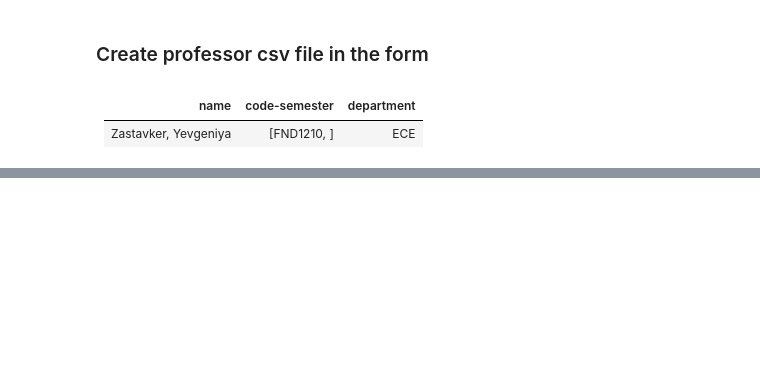
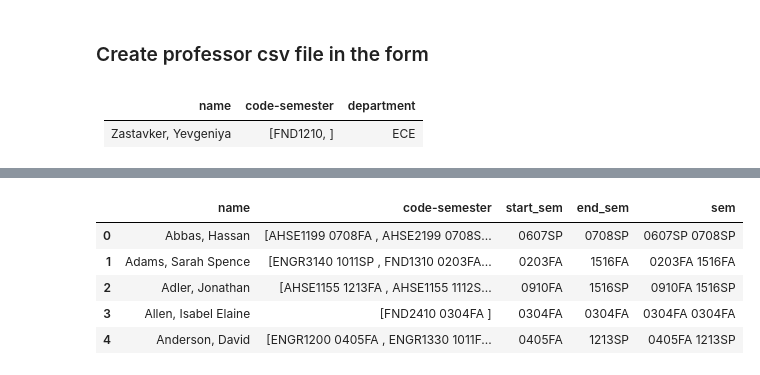
Before and after one commit to idgetto/DataScienceFinalProject, a Jupyter notebook: cleaning/professor.ipynb, the cells around one changed output, grey strips where cells are left out. Saved outputs shown, nothing was run; the diff lists cells and outputs as text; code cells hidden in the pictures; blank space fills up the shorter version.

```diff
--- a/cleaning/professor.ipynb
+++ b/cleaning/professor.ipynb
@@ -44,23 +46,31 @@ print semesters
 # %%
-def year(semesters):
+def sem(semesters):
     start_sem = 0
     end_sem = 0
     semlist = []
     for semester in semesters:
-        semlist.append(semester[-6:])
+        semlist.append(semester[-8:])
     semlist.sort()
     return semlist[0]+semlist[-1]
 
-def start_year(sem):
+def start_sem(sem):
     return sem[0:6]
 
-def end_year(sem):
-    if sem[-6:] == "1314SP":
+def end_sem(sem):
+    if sem[7:13] == "1516SP":
         return
-    return sem[-6:]
+    return sem[7:13]
 
-professor['sem'] = professor['code-semester'].apply(year)
-professor['start_sem'] = professor['sem'].apply(start_year)
-professor['end_sem'] = professor['sem'].apply(end_year)
+professor['sem'] = professor['code-semester'].apply(sem)
+professor['start_sem'] = professor['sem'].apply(start_sem)
+professor['end_sem'] = professor['sem'].apply(end_sem)
+professor.head()
+# %% [output]
+|  | name | code-semester | start_sem | end_sem | sem |
+| 0 | Abbas, Hassan | [AHSE1199 0708FA , AHSE2199 0708S... | 0607SP | 0708SP | 0607SP 0708SP |
+| 1 | Adams, Sarah Spence | [ENGR3140 1011SP , FND1310 0203FA... | 0203FA | 1516FA | 0203FA 1516FA |
+| 2 | Adler, Jonathan | [AHSE1155 1213FA , AHSE1155 1112S... | 0910FA | 1516SP | 0910FA 1516SP |
+| 3 | Allen, Isabel Elaine | [FND2410 0304FA ] | 0304FA | 0304FA | 0304FA 0304FA |
+| 4 | Anderson, David | [ENGR1200 0405FA , ENGR1330 1011F... | 0405FA | 1213SP | 0405FA 1213SP |
 # %%
 del professor['sem']
```
Also changed, not shown: parts of 4 cells of this notebook, 1 other file.
